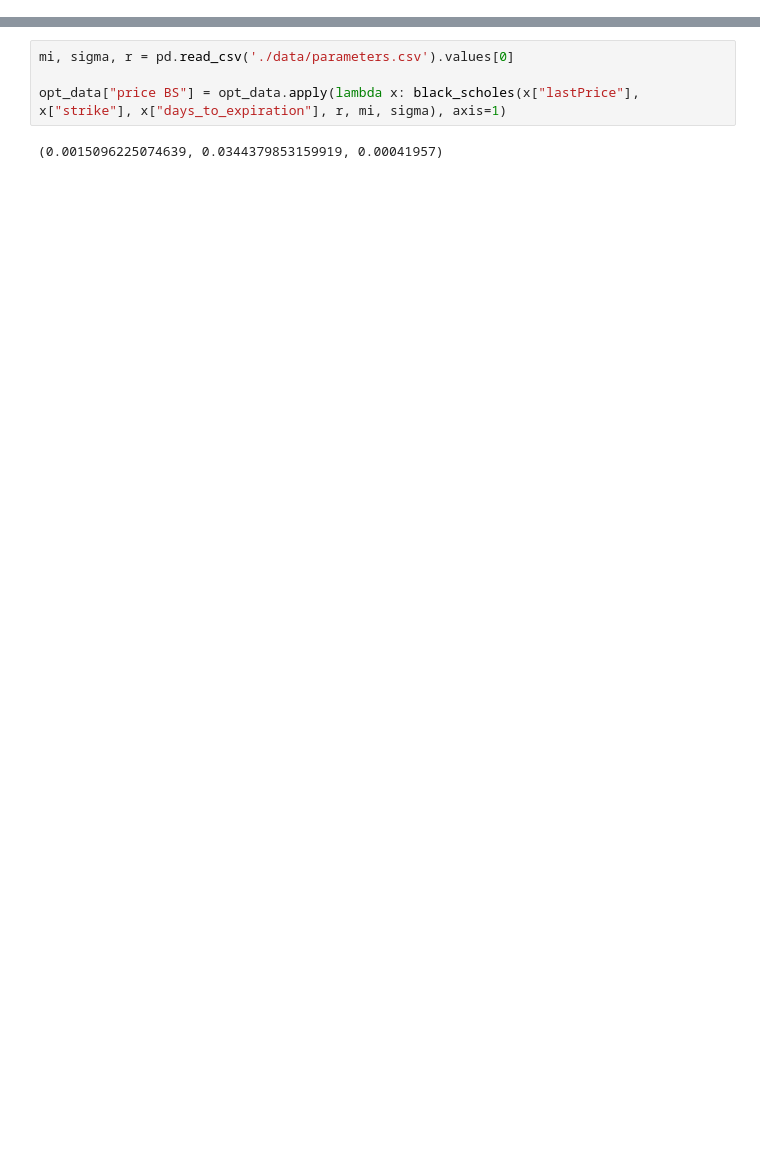
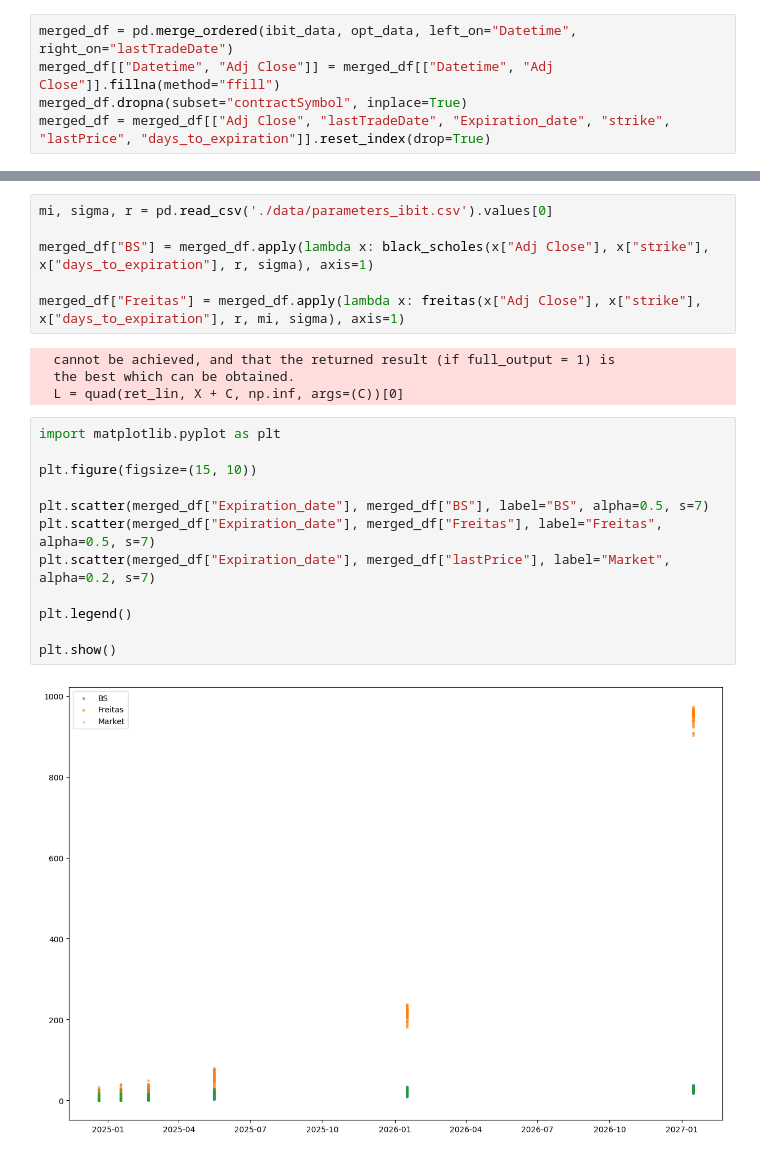
Before and after one commit to GvFreitas1/Precificacao-de-Opcoes, a Jupyter notebook: backtesting.ipynb, the cells around one changed output, grey strips where cells are left out. Saved outputs shown, nothing was run; the diff lists cells and outputs as text; blank space fills up the shorter version.

Commit message:
teste bs x freitas

```diff
--- a/backtesting.ipynb
+++ b/backtesting.ipynb
@@ -26,0 +33,5 @@ opt_data
+# %%
+merged_df = pd.merge_ordered(ibit_data, opt_data, left_on="Datetime", right_on="lastTradeDate")
+merged_df[["Datetime", "Adj Close"]] = merged_df[["Datetime", "Adj Close"]].fillna(method="ffill")
+merged_df.dropna(subset="contractSymbol", inplace=True)
+merged_df = merged_df[["Adj Close", "lastTradeDate", "Expiration_date", "strike", "lastPrice", "days_to_expiration"]].reset_index(drop=True)
@@ -27,6 +54,24 @@ opt_data
 # %%
-mi, sigma, r = pd.read_csv('./data/parameters.csv').values[0]
+mi, sigma, r = pd.read_csv('./data/parameters_ibit.csv').values[0]
 
-opt_data["price BS"] = opt_data.apply(lambda x: black_scholes(x["lastPrice"], x["strike"], x["days_to_expiration"], r, mi, sigma), axis=1)
+merged_df["BS"] = merged_df.apply(lambda x: black_scholes(x["Adj Close"], x["strike"], x["days_to_expiration"], r, sigma), axis=1)
+
+merged_df["Freitas"] = merged_df.apply(lambda x: freitas(x["Adj Close"], x["strike"], x["days_to_expiration"], r, mi, sigma), axis=1)
 # %% [output]
-(0.0015096225074639, 0.0344379853159919, 0.00041957)
+  cannot be achieved, and that the returned result (if full_output = 1) is
+  the best which can be obtained.
+  L = quad(ret_lin, X + C, np.inf, args=(C))[0]
+# %%
+import matplotlib.pyplot as plt
+
+plt.figure(figsize=(15, 10))
+
+plt.scatter(merged_df["Expiration_date"], merged_df["BS"], label="BS", alpha=0.5, s=7)
+plt.scatter(merged_df["Expiration_date"], merged_df["Freitas"], label="Freitas", alpha=0.5, s=7)
+plt.scatter(merged_df["Expiration_date"], merged_df["lastPrice"], label="Market", alpha=0.2, s=7)
+
+plt.legend()
+
+plt.show()
+# %% [output]
+[figure, added]
```
Also changed, not shown: parts of 4 cells of this notebook, 4 other files.
